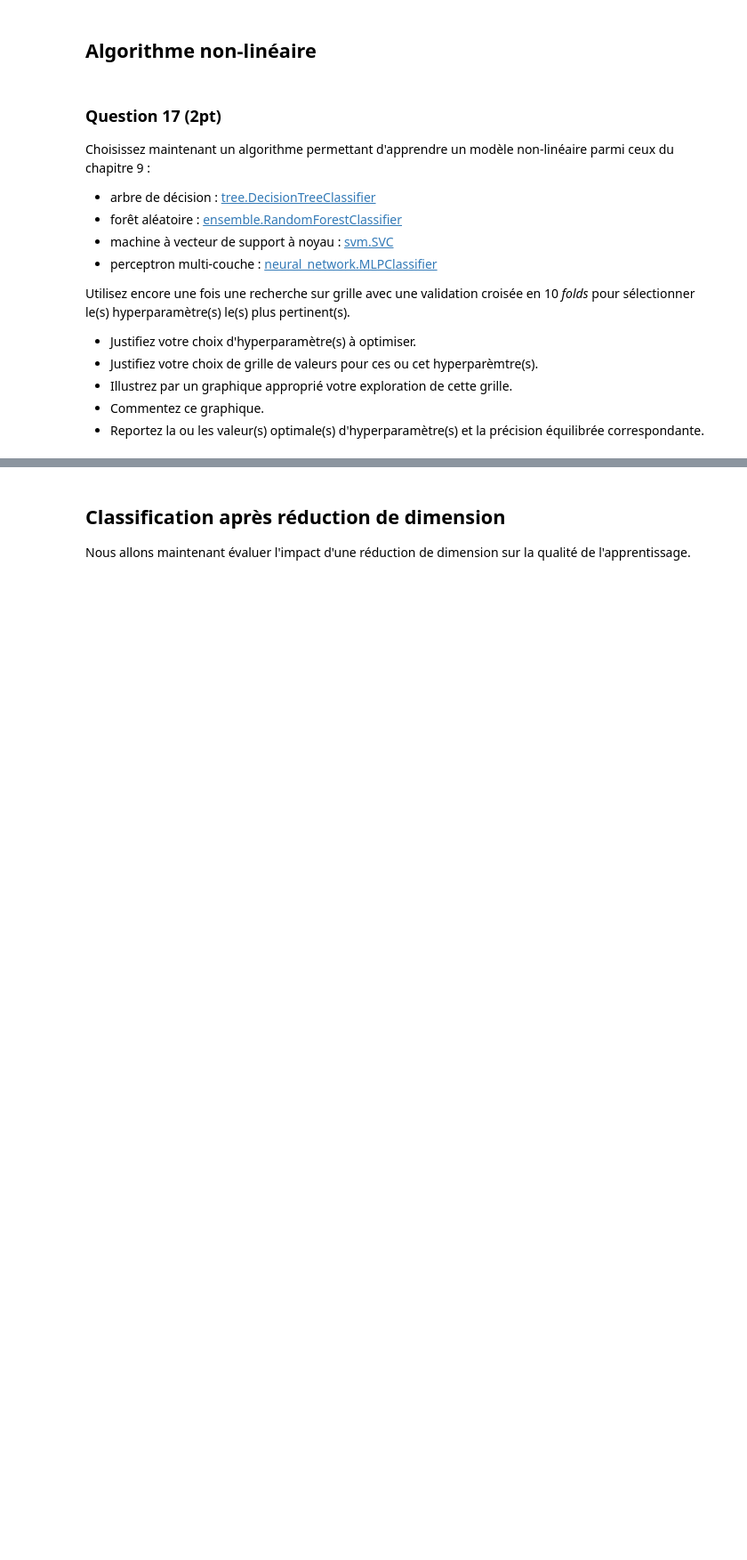
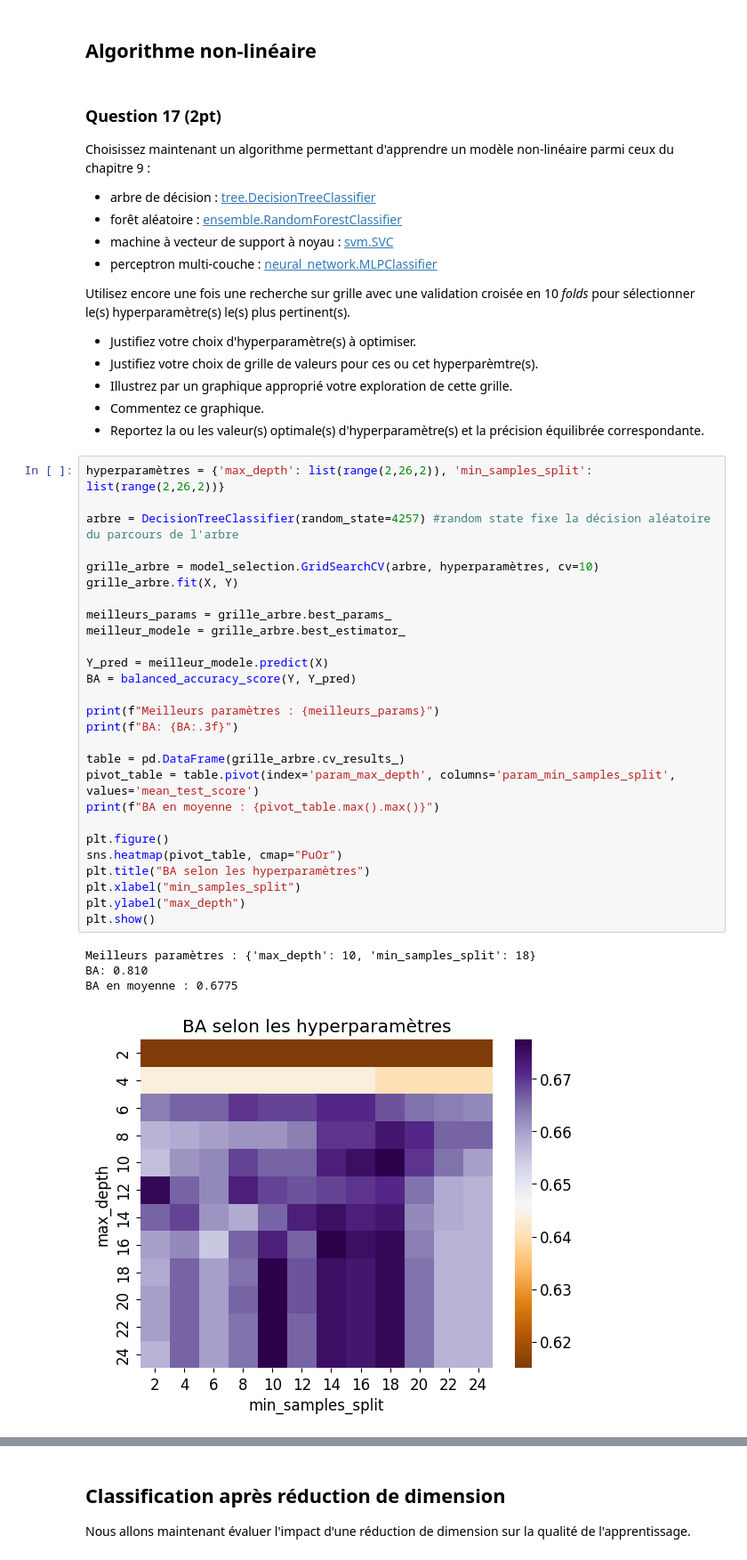
Before and after one commit to gabinsagot/projet_data, a Jupyter notebook: Projet.ipynb, the cells around one changed output, grey strips where cells are left out. Shown at 89% size. Cells and saved outputs as stored; diff of their text form; blank space fills up the shorter version.

```diff
--- a/Projet.ipynb
+++ b/Projet.ipynb
@@ -351,3 +352,35 @@ Utilisez encore une fois une recherche sur grille avec une validation croisée e
 * Illustrez par un graphique approprié votre exploration de cette grille.
 * Commentez ce graphique.
 * Reportez la ou les valeur(s) optimale(s) d'hyperparamètre(s) et la précision équilibrée correspondante.
+# %%
+hyperparamètres = {'max_depth': list(range(2,26,2)), 'min_samples_split': list(range(2,26,2))}
+
+arbre = DecisionTreeClassifier(random_state=4257) #random state fixe la décision aléatoire du parcours de l'arbre
+
+grille_arbre = model_selection.GridSearchCV(arbre, hyperparamètres, cv=10)
+grille_arbre.fit(X, Y)
+
+meilleurs_params = grille_arbre.best_params_
+meilleur_modele = grille_arbre.best_estimator_
+
+Y_pred = meilleur_modele.predict(X)
+BA = balanced_accuracy_score(Y, Y_pred)
+
+print(f"Meilleurs paramètres : {meilleurs_params}")
+print(f"BA: {BA:.3f}")
+
+table = pd.DataFrame(grille_arbre.cv_results_)
+pivot_table = table.pivot(index='param_max_depth', columns='param_min_samples_split', values='mean_test_score')
+print(f"BA en moyenne : {pivot_table.max().max()}")
+
+plt.figure()
+sns.heatmap(pivot_table, cmap="PuOr")
+plt.title("BA selon les hyperparamètres")
+plt.xlabel("min_samples_split")
+plt.ylabel("max_depth")
+plt.show()
+# %% [output]
+Meilleurs paramètres : {'max_depth': 10, 'min_samples_split': 18}
+BA: 0.810
+BA en moyenne : 0.6775
+[figure, added]
```
Also changed, not shown: parts of 4 cells of this notebook.
